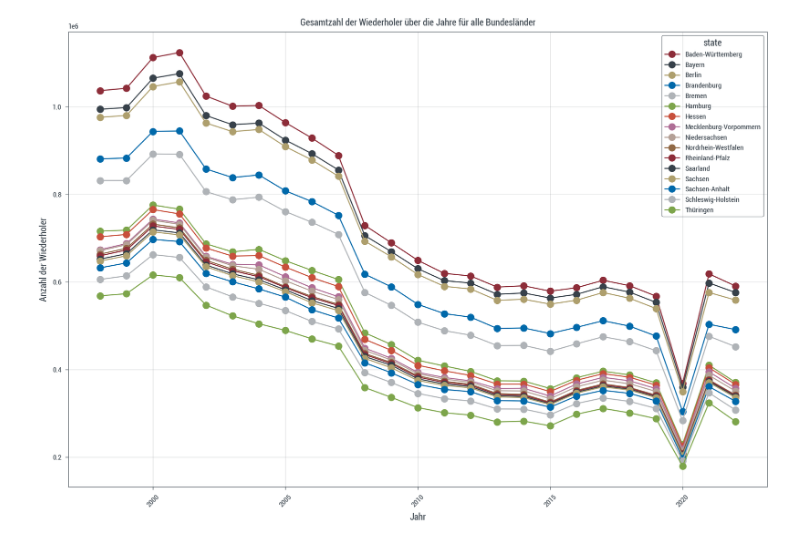
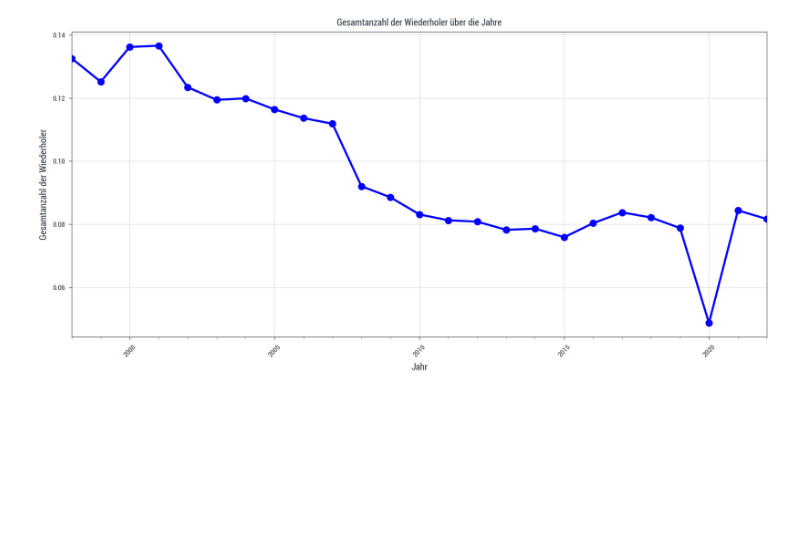
Before and after one commit to KarylReyne/DataLiteracyWS23, a Jupyter notebook: exp/JS-002-Repeaters.ipynb, the cells around one changed output. Saved outputs shown, nothing was run; the diff lists cells and outputs as text; code cells hidden in the pictures; blank space fills up the shorter version.

Commit message:
Fixed Relative Repeaters Amount

```diff
--- a/exp/JS-002-Repeaters.ipynb
+++ b/exp/JS-002-Repeaters.ipynb
@@ -8,19 +1,35 @@ melted_df = loader.load('number_of_repeaters')
+# %%
+from school_analysis.preprocessing.load import Loader
+import pandas as pd
+
+
+loader = Loader()
+melted_df = loader.load('number_of_repeaters')
+
+
+melted_df['year'] = pd.to_datetime(melted_df['year'], format='%Y')
+melted_df['total'] = pd.to_numeric(melted_df['total'], errors='coerce')
+total_over_years = melted_df.groupby('year')['total'].sum()
+
+children_state = loader.load('school-children-by-state')
+children_state = children_state.rename(columns={'Year': 'year'})
+children_state['year'] = pd.to_datetime(children_state['year'], format='%Y')
+child_amount_per_year = children_state.groupby('year')['Value'].sum()
+
+merged_df = pd.merge(total_over_years, child_amount_per_year, on='year')
+merged_df['relative'] = merged_df['total']/merged_df['Value']
 # %%
 import matplotlib.pyplot as plt
 
-melted_df['male'] = pd.to_numeric(melted_df['male'], errors='coerce')
-melted_df['female'] = pd.to_numeric(melted_df['female'], errors='coerce')
-melted_df['total'] = pd.to_numeric(melted_df['total'], errors='coerce')
 
-total_repeaters_by_year_state = melted_df.groupby(['year', 'state'])['total'].sum().unstack()
-
-total_repeaters_by_year_state.plot(kind='line', marker='o', figsize=(10, 7))
-plt.title('Gesamtzahl der Wiederholer über die Jahre für alle Bundesländer')
+plt.figure(figsize=(10, 5))
+merged_df['relative'].plot(kind='line', marker='o', color='blue', linewidth=2)
+plt.title('Gesamtanzahl der Wiederholer über die Jahre')
 plt.xlabel('Jahr')
-plt.ylabel('Anzahl der Wiederholer')
+plt.ylabel('Gesamtanzahl der Wiederholer')
 plt.grid(True)
 plt.xticks(rotation=45)
-plt.tight_layout()
+plt.tight_layout()  # Stellt sicher, dass alles gut im Plot passt
 plt.show()
 # %% [output]
-[figure, old version]
+[figure, new version]
```
Also changed, not shown: parts of 3 cells of this notebook, 3 other files.
